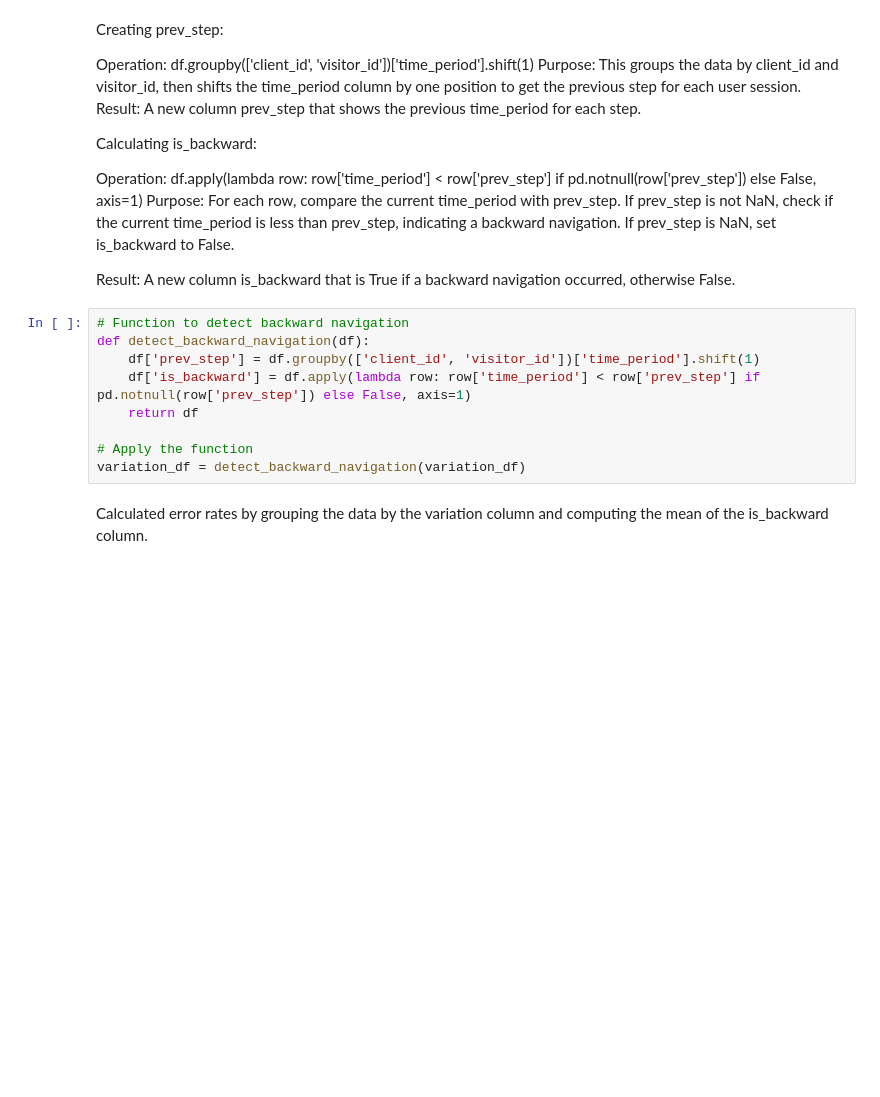
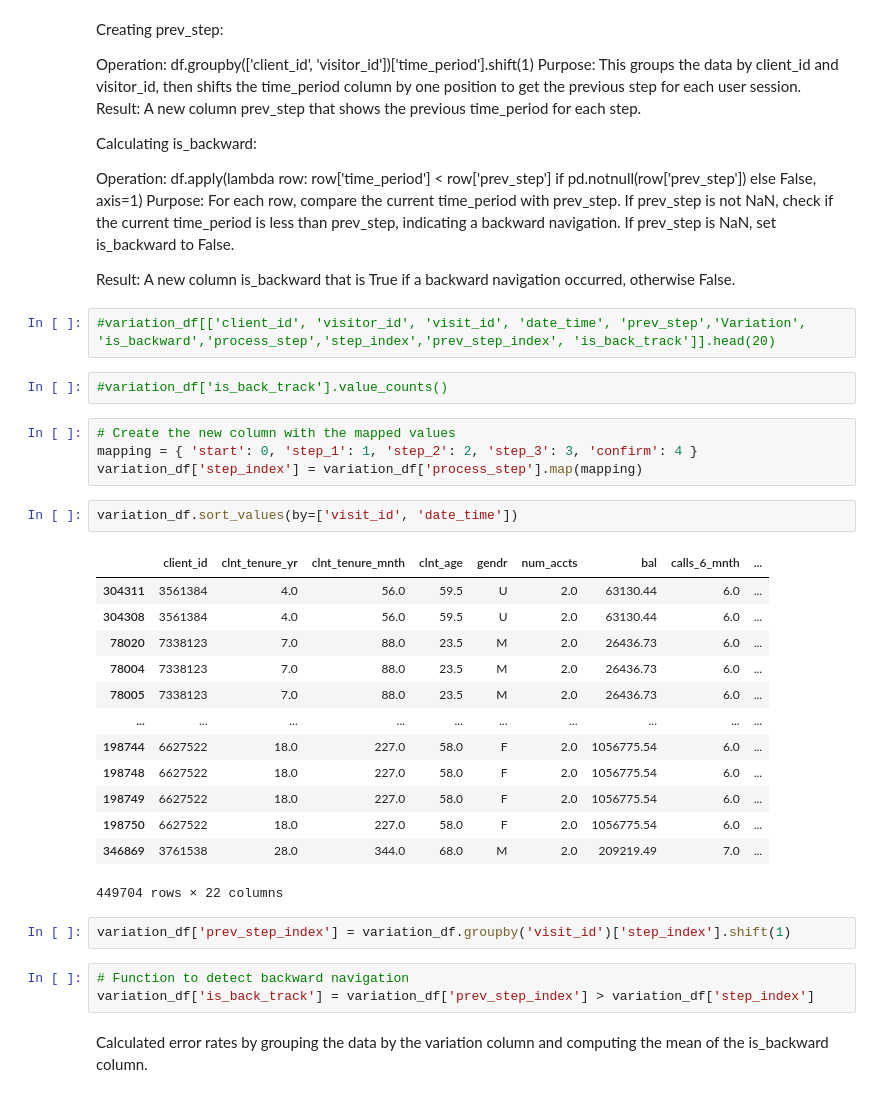
Before and after one commit to Josepdmo/PROJECT2, a Jupyter notebook: EXPLORATORY.ipynb, the cells around one changed output. Drawn from its saved outputs; the diff is of its cells as text; blank space fills up the shorter version.

```diff
--- a/EXPLORATORY.ipynb
+++ b/EXPLORATORY.ipynb
@@ -893,15 +996,35 @@ Operation: df.apply(lambda row: row['time_period'] < row['prev_step'] if pd.notn
 Purpose: For each row, compare the current time_period with prev_step. If prev_step is not NaN, check if the current time_period is less than prev_step, indicating a backward navigation. If prev_step is NaN, set is_backward to False.
 
 Result: A new column is_backward that is True if a backward navigation occurred, otherwise False.
-# %%
-# Function to detect backward navigation
-def detect_backward_navigation(df):
-    df['prev_step'] = df.groupby(['client_id', 'visitor_id'])['time_period'].shift(1)
-    df['is_backward'] = df.apply(lambda row: row['time_period'] < row['prev_step'] if pd.notnull(row['prev_step']) else False, axis=1)
-    return df
-
-# Apply the function
-variation_df = detect_backward_navigation(variation_df)
+# %%
+#variation_df[['client_id', 'visitor_id', 'visit_id', 'date_time', 'prev_step','Variation', 'is_backward','process_step','step_index','prev_step_index', 'is_back_track']].head(20)
+# %%
+#variation_df['is_back_track'].value_counts()
+# %%
+# Create the new column with the mapped values
+mapping = { 'start': 0, 'step_1': 1, 'step_2': 2, 'step_3': 3, 'confirm': 4 }
+variation_df['step_index'] = variation_df['process_step'].map(mapping)
+# %%
+variation_df.sort_values(by=['visit_id', 'date_time'])
+# %% [output]
+|  | client_id | clnt_tenure_yr | clnt_tenure_mnth | clnt_age | gendr | num_accts | bal | calls_6_mnth | ... |
+| 304311 | 3561384 | 4.0 | 56.0 | 59.5 | U | 2.0 | 63130.44 | 6.0 | ... |
+| 304308 | 3561384 | 4.0 | 56.0 | 59.5 | U | 2.0 | 63130.44 | 6.0 | ... |
+| 78020 | 7338123 | 7.0 | 88.0 | 23.5 | M | 2.0 | 26436.73 | 6.0 | ... |
+| 78004 | 7338123 | 7.0 | 88.0 | 23.5 | M | 2.0 | 26436.73 | 6.0 | ... |
+| 78005 | 7338123 | 7.0 | 88.0 | 23.5 | M | 2.0 | 26436.73 | 6.0 | ... |
+| ... | ... | ... | ... | ... | ... | ... | ... | ... | ... |
+| 198744 | 6627522 | 18.0 | 227.0 | 58.0 | F | 2.0 | 1056775.54 | 6.0 | ... |
+| 198748 | 6627522 | 18.0 | 227.0 | 58.0 | F | 2.0 | 1056775.54 | 6.0 | ... |
+| 198749 | 6627522 | 18.0 | 227.0 | 58.0 | F | 2.0 | 1056775.54 | 6.0 | ... |
+| 198750 | 6627522 | 18.0 | 227.0 | 58.0 | F | 2.0 | 1056775.54 | 6.0 | ... |
+| 346869 | 3761538 | 28.0 | 344.0 | 68.0 | M | 2.0 | 209219.49 | 7.0 | ... |
+449704 rows × 22 columns
+# %%
+variation_df['prev_step_index'] = variation_df.groupby('visit_id')['step_index'].shift(1)
+# %%
+# Function to detect backward navigation
+variation_df['is_back_track'] = variation_df['prev_step_index'] > variation_df['step_index']
 # %% [markdown]
 Calculated error rates by grouping the data by the variation column and computing the mean of the is_backward column.
 # %%
```
Also changed, not shown: parts of 14 cells of this notebook.
